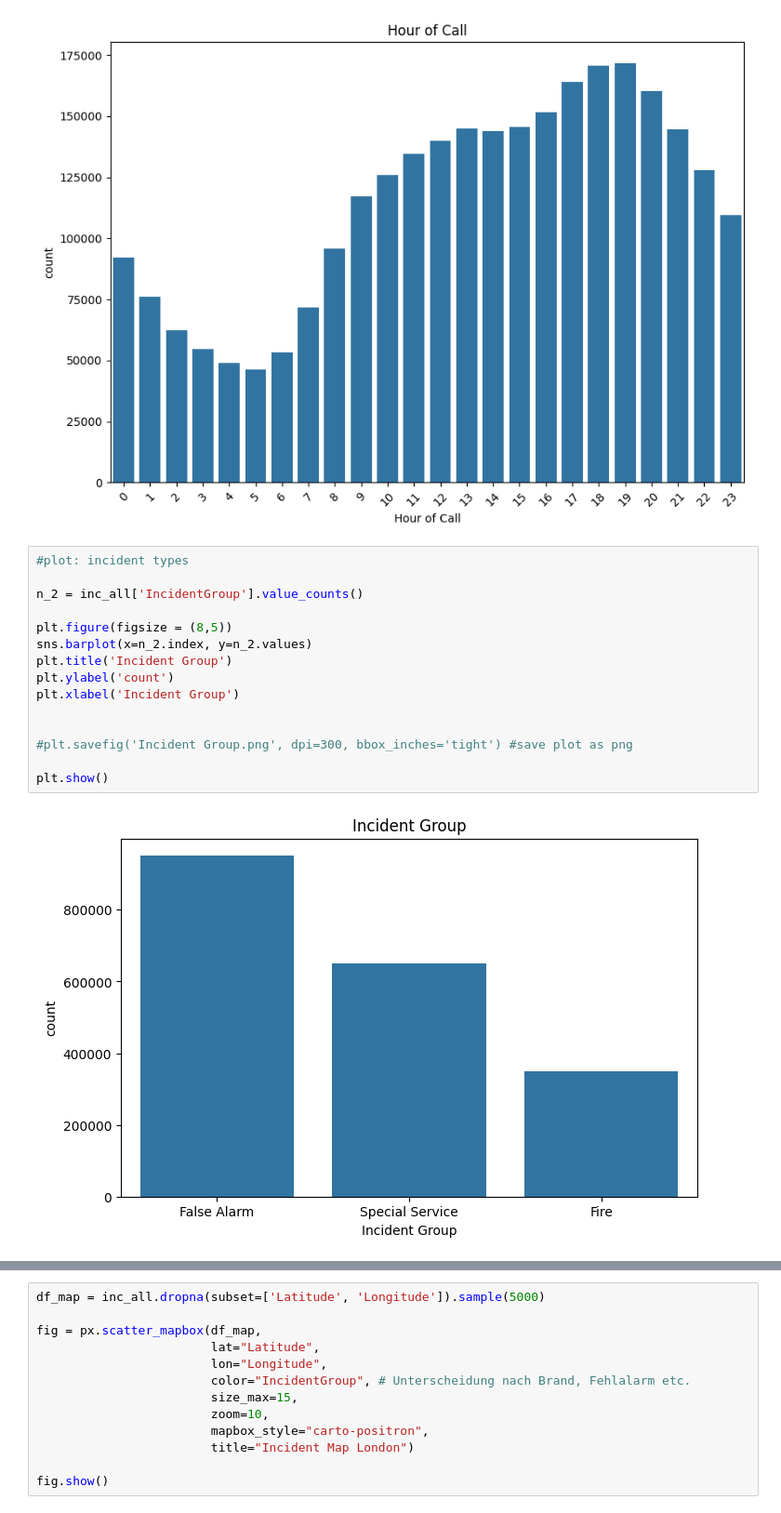
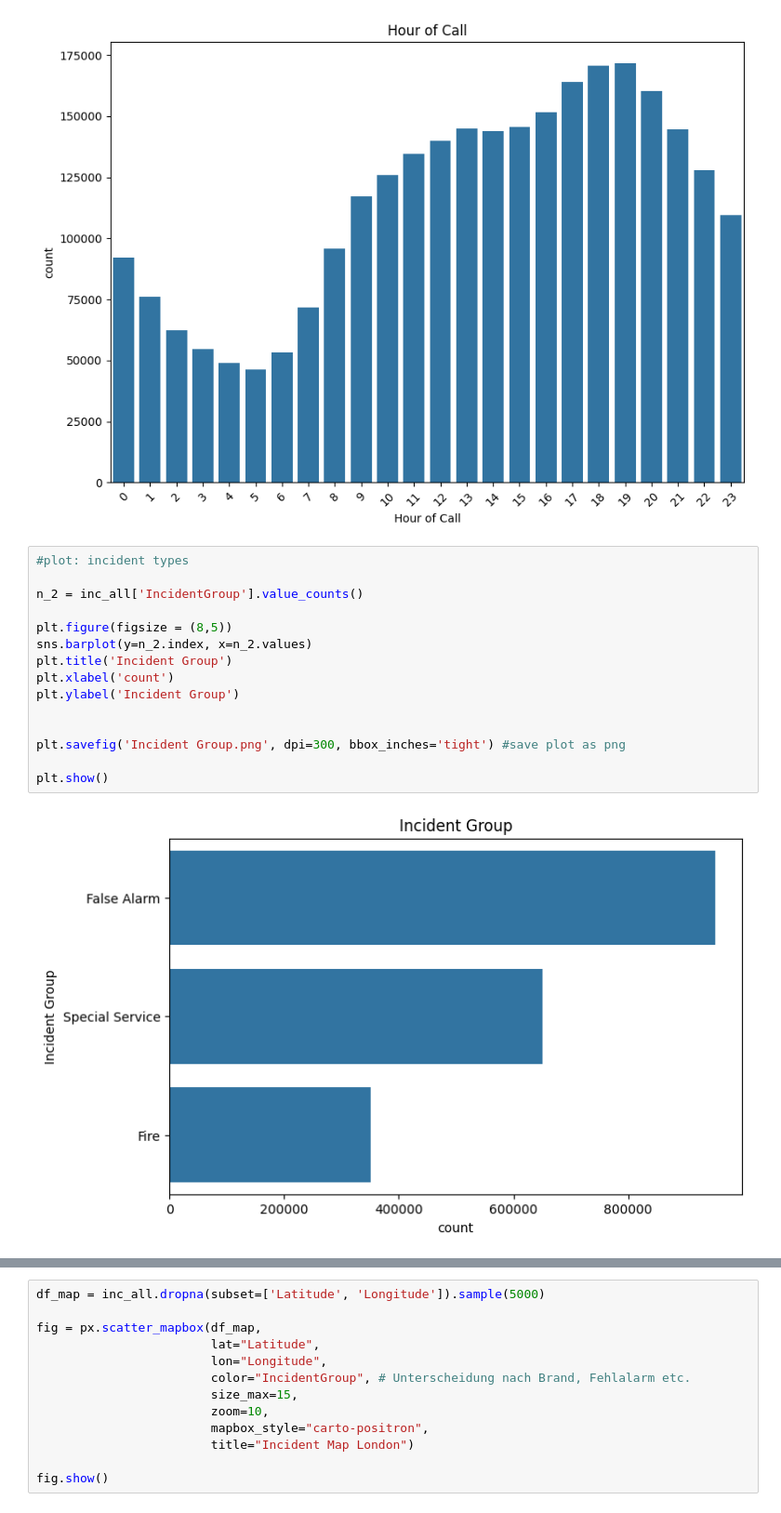
Before and after one commit to Gannnki/mle_liora_london_firefighter, a Jupyter notebook: laura_plots.ipynb, the cells around one changed output, grey strips where cells are left out. Shown at 93% size. Cells and saved outputs as stored; diff of their text form.

```diff
--- a/laura_plots.ipynb
+++ b/laura_plots.ipynb
@@ -44,20 +44,20 @@ plt.show()
 # %%
 #plot: incident types
 
 n_2 = inc_all['IncidentGroup'].value_counts()
 
 plt.figure(figsize = (8,5))
-sns.barplot(x=n_2.index, y=n_2.values)
+sns.barplot(y=n_2.index, x=n_2.values)
 plt.title('Incident Group')
-plt.ylabel('count')
-plt.xlabel('Incident Group')
+plt.xlabel('count')
+plt.ylabel('Incident Group')
 
 
-#plt.savefig('Incident Group.png', dpi=300, bbox_inches='tight') #save plot as png
+plt.savefig('Incident Group.png', dpi=300, bbox_inches='tight') #save plot as png
 
 plt.show()
 # %% [output]
-[figure, old version]
+[figure, new version]
 # %%
 n_pc = inc_all['Postcode_district'].value_counts().head(10)
 
```
Also changed, not shown: parts of 3 cells of this notebook, 2 other files.
